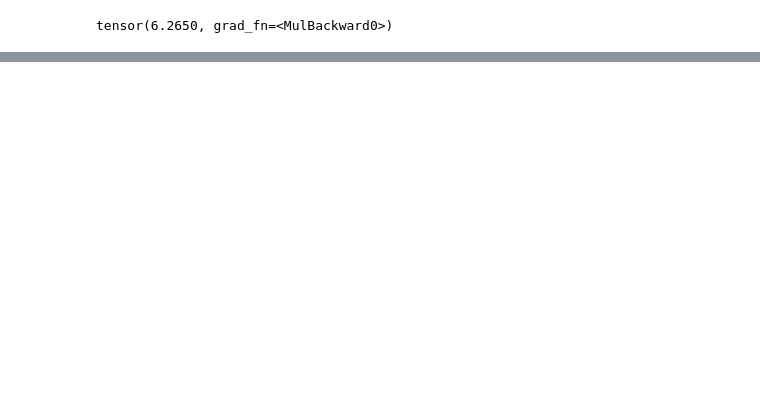
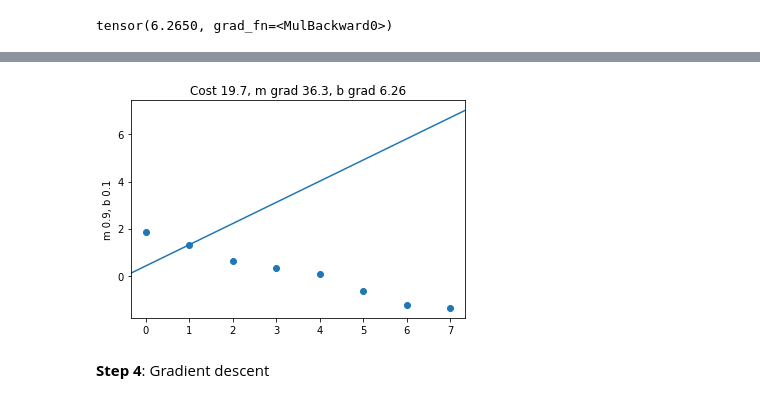
Before and after one commit to jonkrohn/ML-foundations, a Jupyter notebook: notebooks/batch-regression-gradient.ipynb, the cells around one changed output, grey strips where cells are left out. Saved outputs shown, nothing was run; the diff lists cells and outputs as text; code cells hidden in the pictures; blank space fills up the shorter version.

Commit message:
Complete batch regression partial derivative NB

```diff
--- a/notebooks/batch-regression-gradient.ipynb
+++ b/notebooks/batch-regression-gradient.ipynb
@@ -37,0 +74,5 @@ tensor(6.2650, grad_fn=<MulBackward0>)
+# %%
+m = torch.tensor([0.9]).requires_grad_()
+b = torch.tensor([0.1]).requires_grad_()
+# %%
+C = mse(regression(xs, m, b), ys)
@@ -37,0 +81,23 @@ tensor(6.2650, grad_fn=<MulBackward0>)
+# %%
+def titled_regression_plot(my_x, my_y, my_m, my_b, my_title, my_ylabel):
+
+    fig, ax = plt.subplots()
+
+    plt.title(my_title)
+    plt.ylabel(my_ylabel)
+
+    ax.scatter(my_x, my_y)
+    x_min, x_max = ax.get_xlim()
+    y_min, y_max = my_b, my_b + my_m*(x_max-x_min)
+
+    ax.plot([x_min, x_max], [y_min, y_max])
+    _ = ax.set_xlim([x_min, x_max])
+# %%
+title = 'Cost {}, m grad {}, b grad {}'.format('%.3g' % C.item(), '%.3g' % m.grad.item(), '%.3g' % b.grad.item())
+ylabel = 'm {}, b {}'.format('%.3g' % m.item(), '%.3g' % b.item())
+# %%
+titled_regression_plot(xs, ys, m, b, title, ylabel)
+# %% [output]
+[figure, added]
+# %% [markdown]
+**Step 4**: Gradient descent
```
Also changed, not shown: parts of 27 cells of this notebook, 2 other files.
